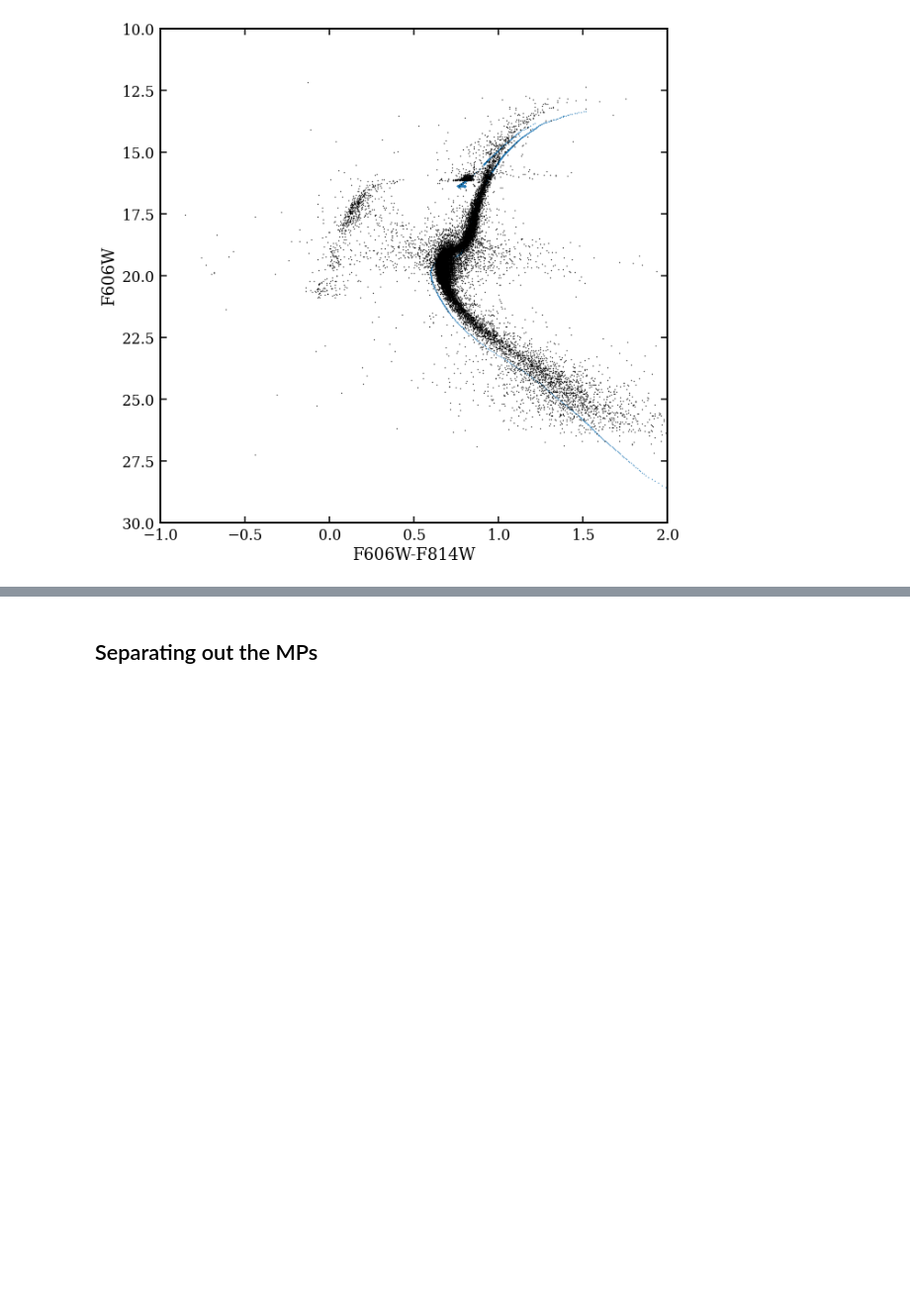
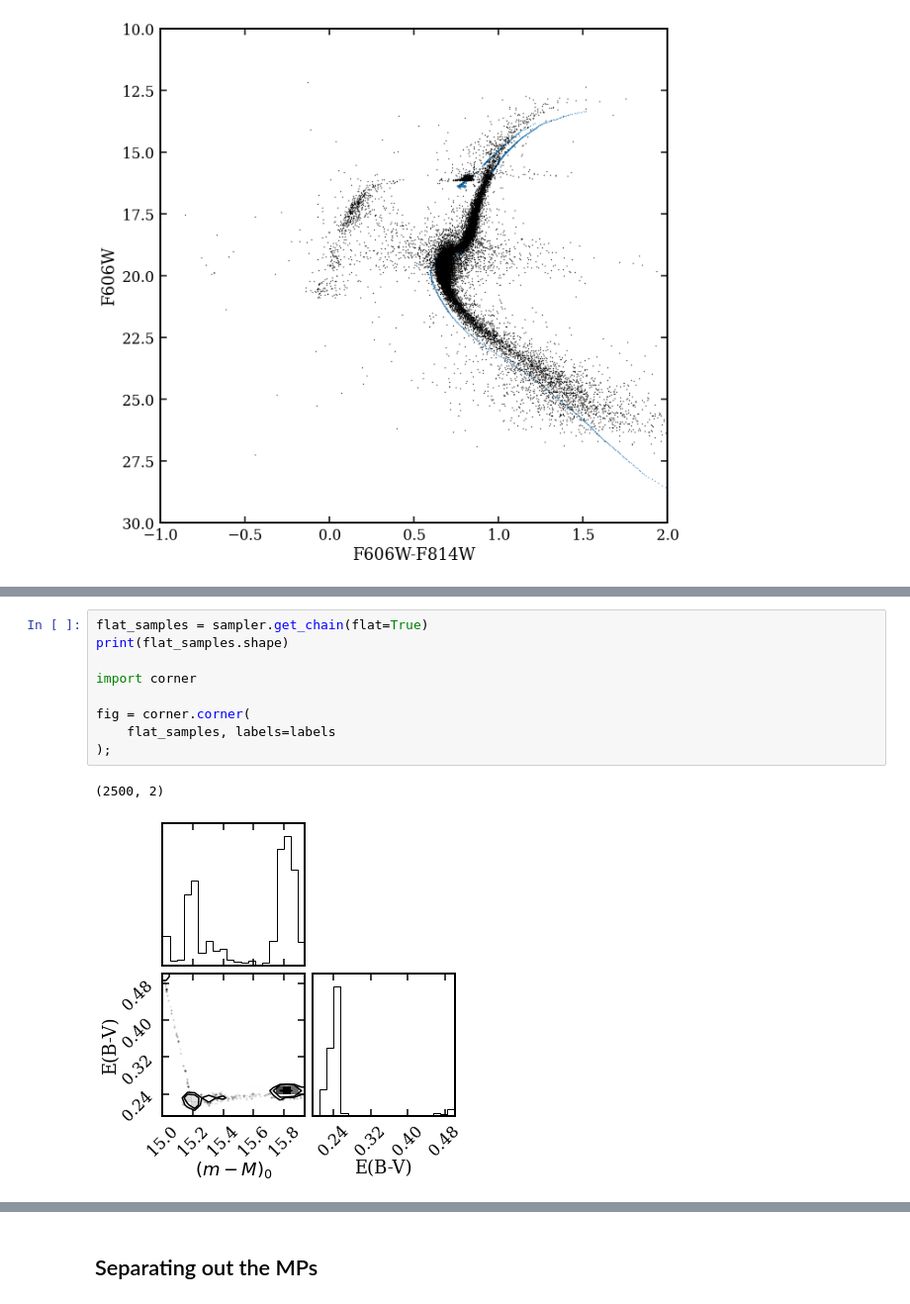
Before and after one commit to AndrewGraus/GC_project_code, a Jupyter notebook: Isochrone_tests.ipynb, the cells around one changed output, grey strips where cells are left out. Shown at 99% size. Cells and saved outputs as stored; diff of their text form; blank space fills up the shorter version.

```diff
--- a/Isochrone_tests.ipynb
+++ b/Isochrone_tests.ipynb
@@ -1049,0 +1308,12 @@ plt.show()
+# %%
+flat_samples = sampler.get_chain(flat=True)
+print(flat_samples.shape)
+
+import corner
+
+fig = corner.corner(
+    flat_samples, labels=labels
+);
+# %% [output]
+(2500, 2)
+[figure, added]
```
Also changed, not shown: parts of 11 cells of this notebook, 1 other file.
